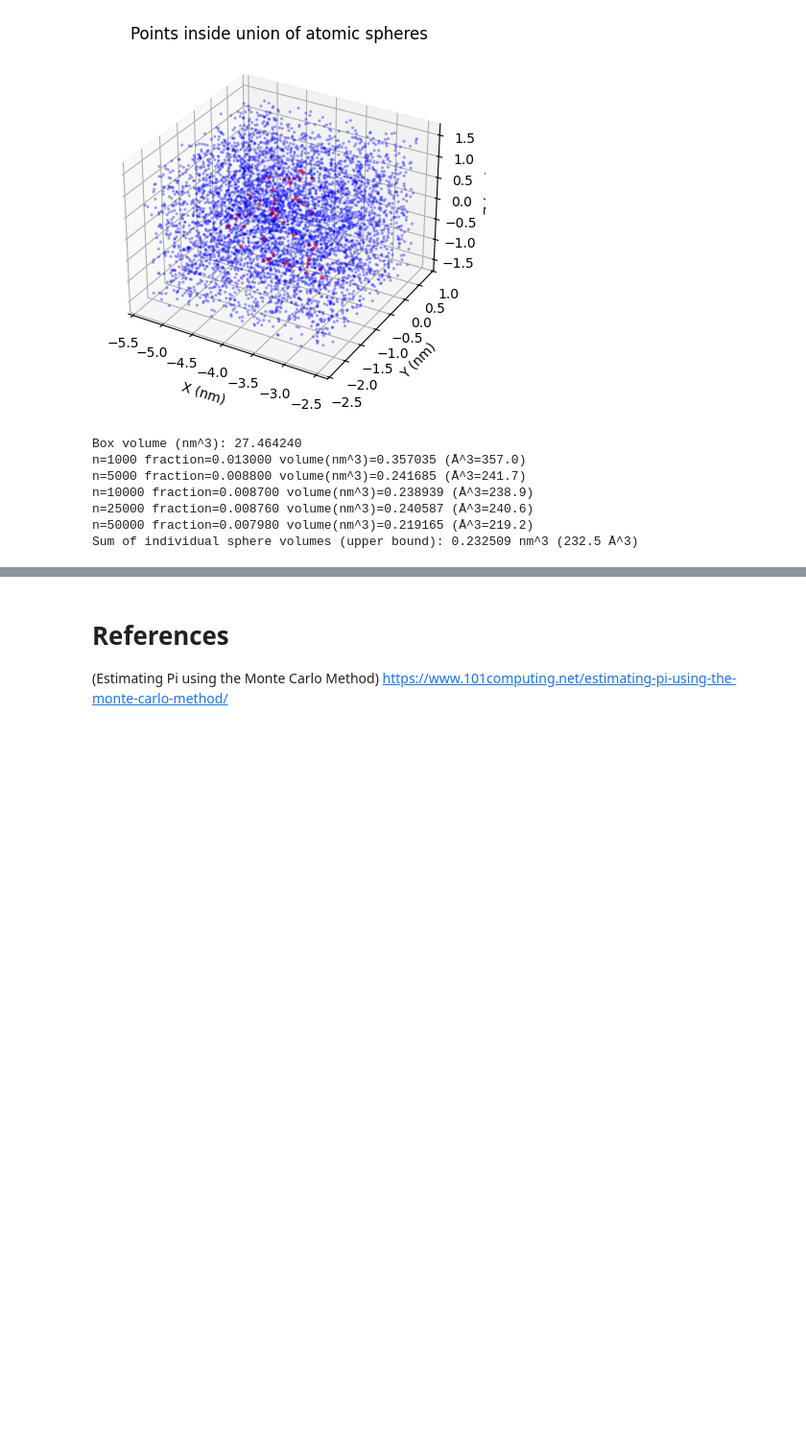
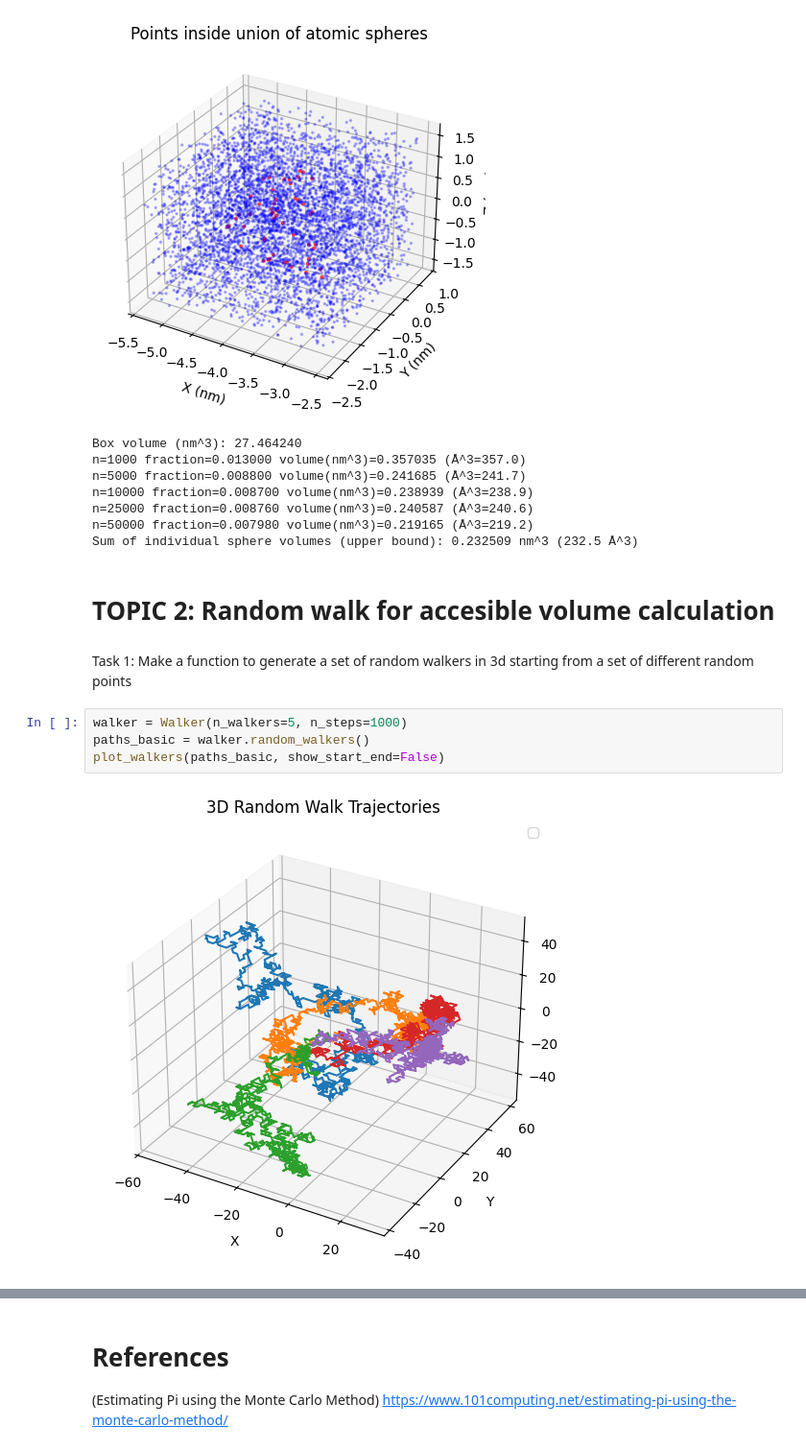
Before and after one commit to aleksanderboe/MOD300-Project-3, a Jupyter notebook: src/main.ipynb, the cells around one changed output, grey strips where cells are left out. Shown at 96% size. Saved outputs shown, nothing was run; the diff lists cells and outputs as text; blank space fills up the shorter version.

Commit message:
Topic 2: Task 1 and 2 done

```diff
--- a/src/main.ipynb
+++ b/src/main.ipynb
@@ -195,3 +194,13 @@ n=10000 fraction=0.008700 volume(nm^3)=0.238939 (Å^3=238.9)
 n=25000 fraction=0.008760 volume(nm^3)=0.240587 (Å^3=240.6)
 n=50000 fraction=0.007980 volume(nm^3)=0.219165 (Å^3=219.2)
 Sum of individual sphere volumes (upper bound): 0.232509 nm^3 (232.5 Å^3)
+# %% [markdown]
+# TOPIC 2: Random walk for accesible volume calculation
+# %% [markdown]
+Task 1: Make a function to generate a set of random walkers in 3d starting from a set of different random points
+# %%
+walker = Walker(n_walkers=5, n_steps=1000)
+paths_basic = walker.random_walkers()
+plot_walkers(paths_basic, show_start_end=False)
+# %% [output]
+[figure, added]
```
Also changed, not shown: parts of 3 cells of this notebook, 1 other file.
